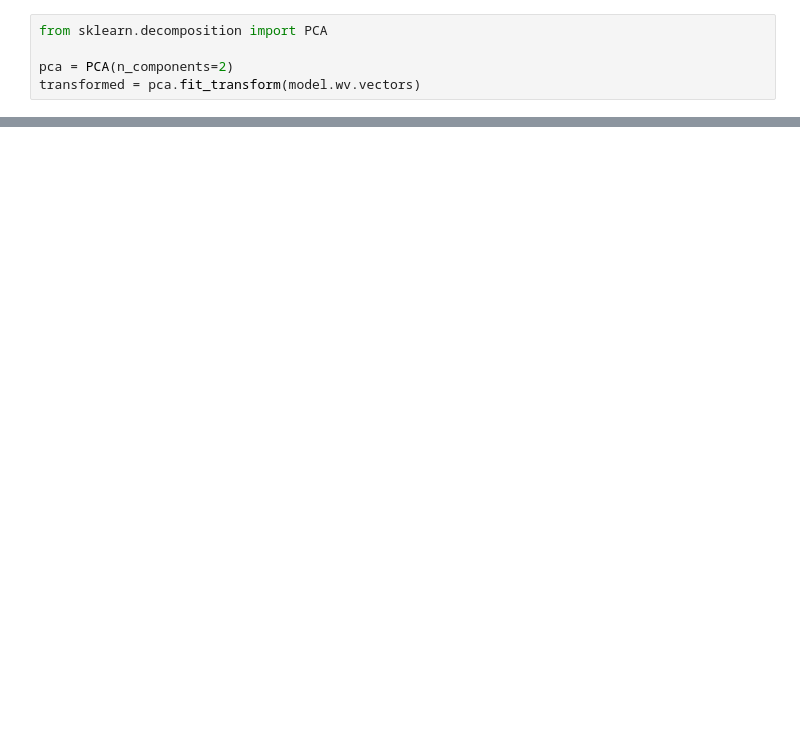
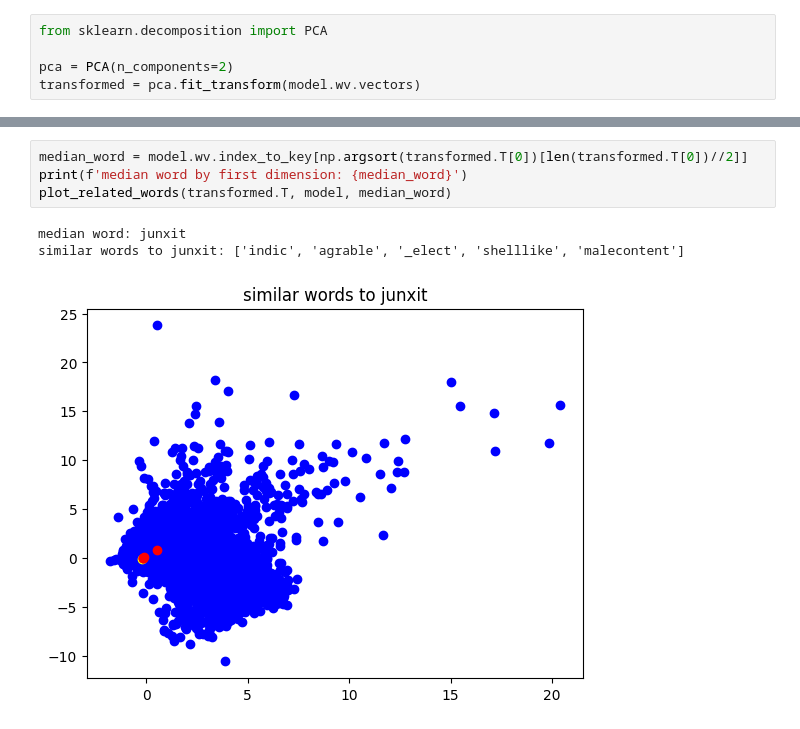
Before and after one commit to LeoCenturion/ceia-nlp, a Jupyter notebook: desafios/desafio_2.ipynb, the cells around one changed output, grey strips where cells are left out. Drawn from its saved outputs; the diff is of its cells as text; blank space fills up the shorter version.

```diff
--- a/desafios/desafio_2.ipynb
+++ b/desafios/desafio_2.ipynb
@@ -275,0 +214,8 @@ array([ 2.0799637 ,  2.0952625 ,  2.039838  , ..., -0.25468898,
+# %%
+median_word = model.wv.index_to_key[np.argsort(transformed.T[0])[len(transformed.T[0])//2]]
+print(f'median word by first dimension: {median_word}')
+plot_related_words(transformed.T, model, median_word)
+# %% [output]
+median word: junxit
+similar words to junxit: ['indic', 'agrable', '_elect', 'shelllike', 'malecontent']
+[figure, added]
```
Also changed, not shown: parts of 54 cells of this notebook, 6 other files.
